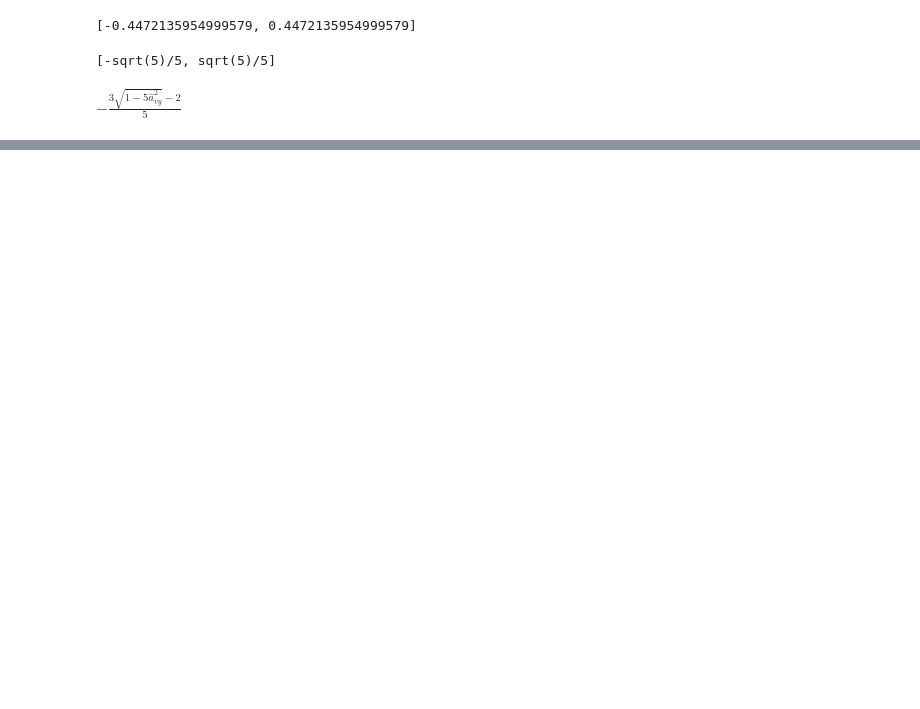
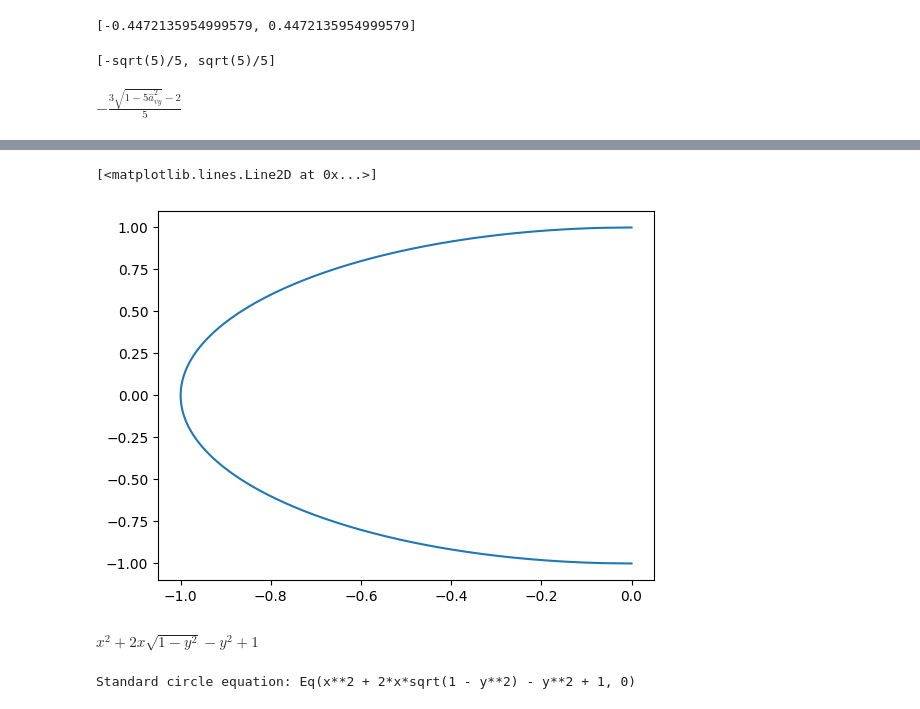
Before and after one commit to CarlKCarlK/perfect-physics, a Jupyter notebook: part_5_pydata_b.ipynb, the cells around one changed output, grey strips where cells are left out. Drawn from its saved outputs; the diff is of its cells as text; code cells hidden in the pictures; blank space fills up the shorter version.

```diff
--- a/part_5_pydata_b.ipynb
+++ b/part_5_pydata_b.ipynb
@@ -140,0 +123,28 @@ KeyboardInterrupt:
+# %%
+y_lin = np.linspace(-1, 1, 1000)
+x_lin = np.array([-sqrt(1 - yi**2) for yi in y_lin])
+plt.plot(x_lin, y_lin)
+# %% [output]
+[<matplotlib.lines.Line2D at 0x...>]
+[figure, added]
+# %%
+sp.simplify(sp.expand((-sqrt(1 - y**2)-x)**2))
+# %% [output]
+$\displaystyle x^{2} + 2 x \sqrt{1 - y^{2}} - y^{2} + 1$
+# %%
+import sympy as sp
+
+x, y = sp.symbols('x y')
+
+# Given equation
+eq = (-sp.sqrt(1 - y**2) - x)**2
+
+# Expand and simplify
+standard_form = sp.expand(eq).simplify()
+
+# Rearrange the equation into the standard circle form
+circle_eq = sp.Eq(standard_form, 0)
+
+print("Standard circle equation:", circle_eq)
+# %% [output]
+Standard circle equation: Eq(x**2 + 2*x*sqrt(1 - y**2) - y**2 + 1, 0)
```
Also changed, not shown: parts of 6 cells of this notebook, 1 other file.
